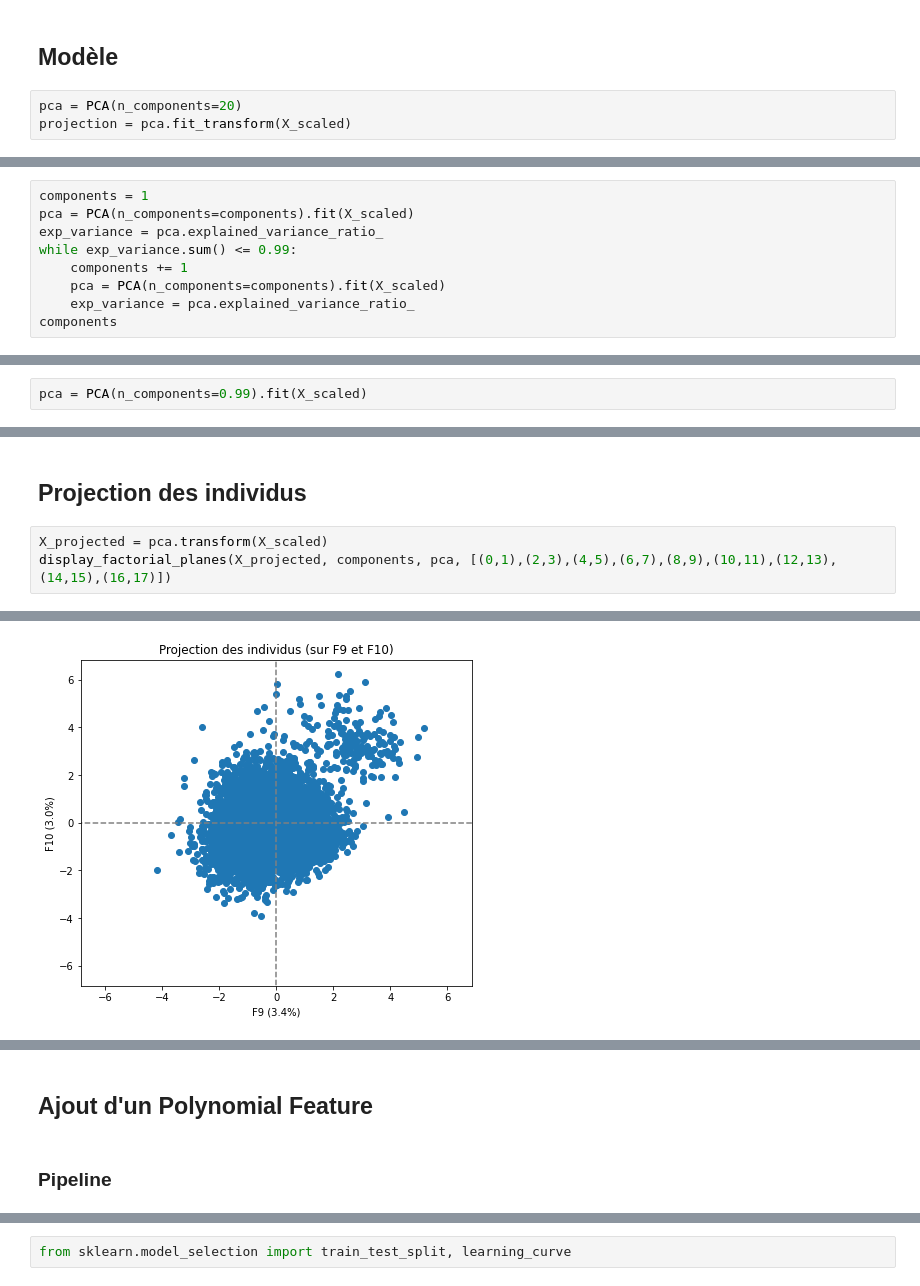
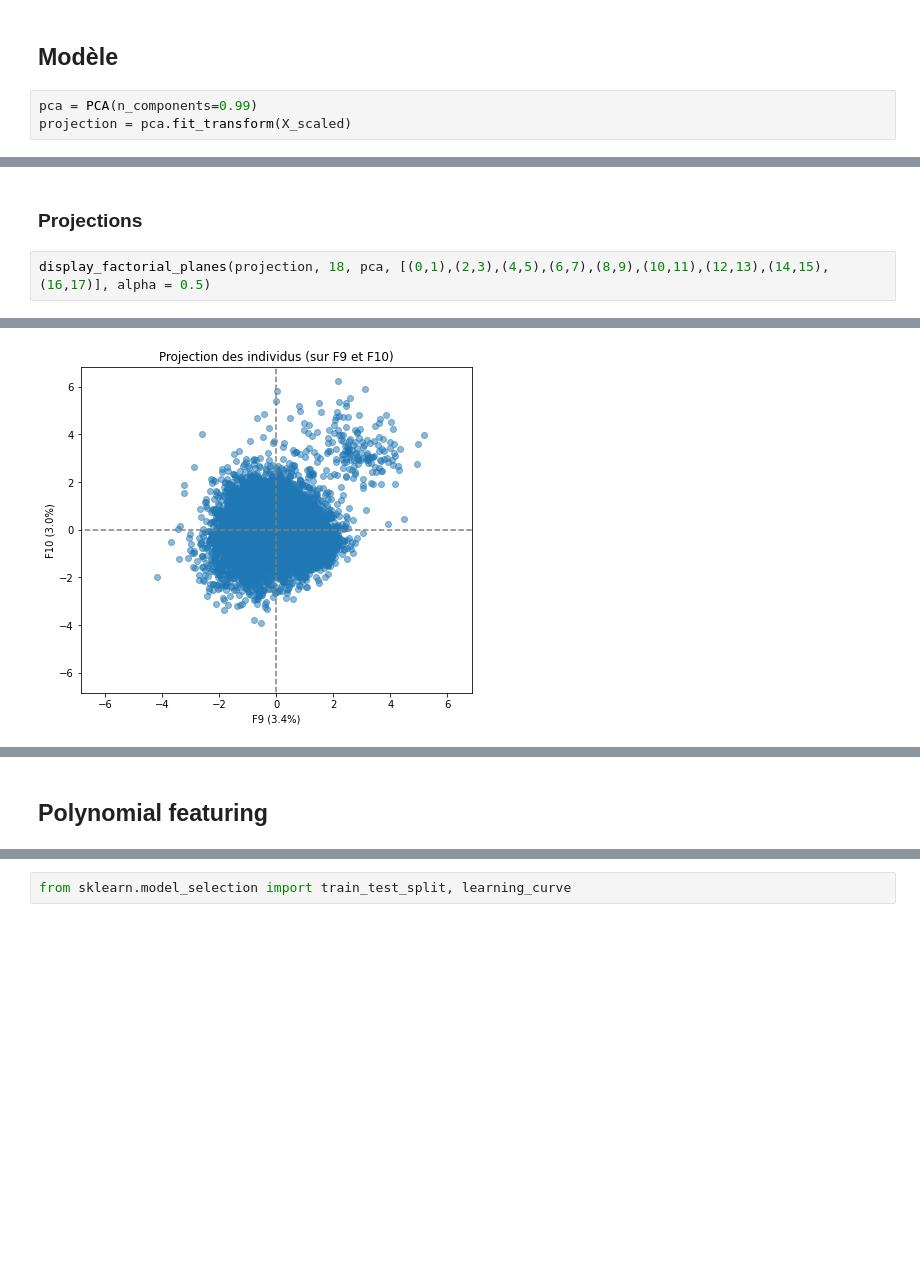
Before and after one commit to RudyBourez/Machine_Learning, a Jupyter notebook: ACP/acp.ipynb, the cells around one changed output, grey strips where cells are left out. Saved outputs shown, nothing was run; the diff lists cells and outputs as text; blank space fills up the shorter version.

```diff
--- a/ACP/acp.ipynb
+++ b/ACP/acp.ipynb
@@ -55,6 +49,6 @@ X_scaled = StandardScaler().fit_transform(X)
 # %% [markdown]
 ## Modèle
 # %%
-pca = PCA(n_components=20)
+pca = PCA(n_components=0.99)
 projection = pca.fit_transform(X_scaled)
 # %%
@@ -83,9 +70,0 @@ On cherche à obtenir un seuil de 99%
-# %%
-components = 1
-pca = PCA(n_components=components).fit(X_scaled)
-exp_variance = pca.explained_variance_ratio_
-while exp_variance.sum() <= 0.99:
-    components += 1
-    pca = PCA(n_components=components).fit(X_scaled)
-    exp_variance = pca.explained_variance_ratio_
-components
@@ -96,3 +71 @@ components
-# %%
-pca = PCA(n_components=0.99).fit(X_scaled)
 # %% [markdown]
@@ -116,9 +90,8 @@ display_circles(pcs, len(X.columns), pca, [(0,1),(2,3),(4,5),(6,7),(8,9),(10,11)
 [figure]
 [figure]
 [figure]
-# %% [markdown]
-## Projection des individus
+# %% [markdown]
+### Projections
 # %%
-X_projected = pca.transform(X_scaled)
-display_factorial_planes(X_projected, components, pca, [(0,1),(2,3),(4,5),(6,7),(8,9),(10,11),(12,13),(14,15),(16,17)])
+display_factorial_planes(projection, 18, pca, [(0,1),(2,3),(4,5),(6,7),(8,9),(10,11),(12,13),(14,15),(16,17)], alpha = 0.5)
 # %% [output]
@@ -129 +102 @@ display_factorial_planes(X_projected, components, pca, [(0,1),(2,3),(4,5),(6,7),
-[figure, old version]
+[figure, new version]
@@ -134,5 +107,3 @@ display_factorial_planes(X_projected, components, pca, [(0,1),(2,3),(4,5),(6,7),
-# %% [markdown]
-## Ajout d'un Polynomial Feature
-# %% [markdown]
-### Pipeline
+# %% [markdown]
+## Polynomial featuring
 # %%
```
Also changed, not shown: parts of 26 cells of this notebook, 6 other files.
